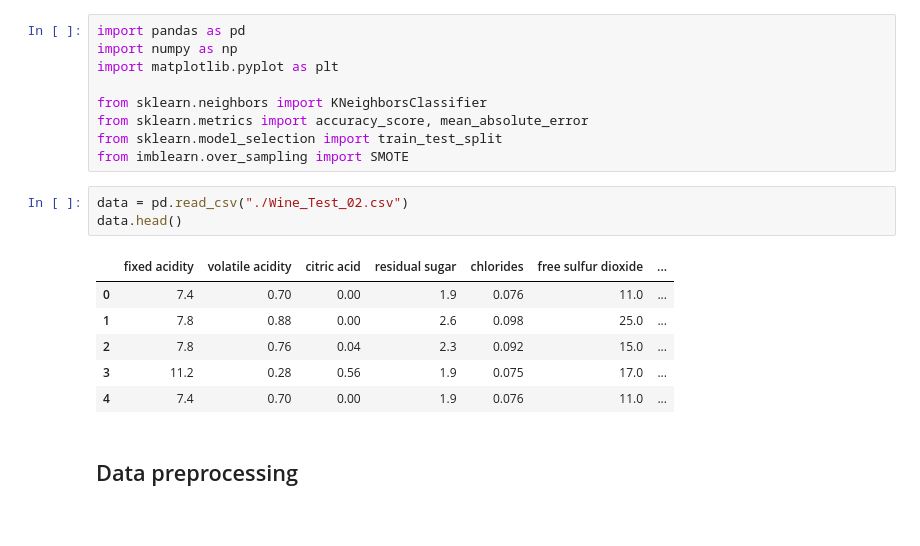
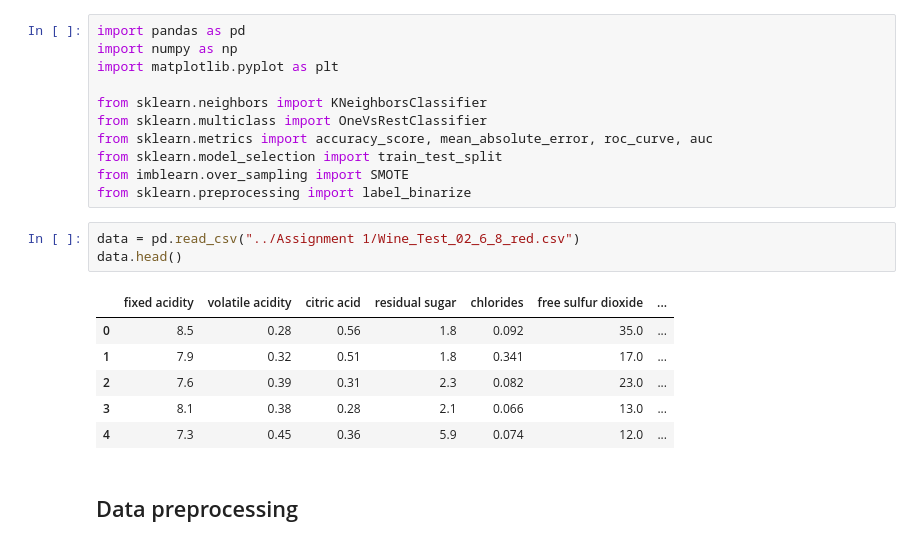
Before and after one commit to devilb2103/Sem---4, a Jupyter notebook: THI/Algorithms for AI 3/Prof Rudolf Jager/Assignment 2/Assignment_2.ipynb, the cells around one changed output. Cells and saved outputs as stored; diff of their text form.

```diff
--- a/THI/Algorithms for AI 3/Prof Rudolf Jager/Assignment 2/Assignment_2.ipynb
+++ b/THI/Algorithms for AI 3/Prof Rudolf Jager/Assignment 2/Assignment_2.ipynb
@@ -4,19 +4,21 @@ import numpy as np
 import matplotlib.pyplot as plt
 
 from sklearn.neighbors import KNeighborsClassifier
-from sklearn.metrics import accuracy_score, mean_absolute_error
+from sklearn.multiclass import OneVsRestClassifier
+from sklearn.metrics import accuracy_score, mean_absolute_error, roc_curve, auc
 from sklearn.model_selection import train_test_split
 from imblearn.over_sampling import SMOTE
+from sklearn.preprocessing import label_binarize
 # %%
-data = pd.read_csv("./Wine_Test_02.csv")
+data = pd.read_csv("../Assignment 1/Wine_Test_02_6_8_red.csv")
 data.head()
 # %% [output]
 |  | fixed acidity | volatile acidity | citric acid | residual sugar | chlorides | free sulfur dioxide | ... |
-| 0 | 7.4 | 0.70 | 0.00 | 1.9 | 0.076 | 11.0 | ... |
-| 1 | 7.8 | 0.88 | 0.00 | 2.6 | 0.098 | 25.0 | ... |
-| 2 | 7.8 | 0.76 | 0.04 | 2.3 | 0.092 | 15.0 | ... |
-| 3 | 11.2 | 0.28 | 0.56 | 1.9 | 0.075 | 17.0 | ... |
-| 4 | 7.4 | 0.70 | 0.00 | 1.9 | 0.076 | 11.0 | ... |
+| 0 | 8.5 | 0.28 | 0.56 | 1.8 | 0.092 | 35.0 | ... |
+| 1 | 7.9 | 0.32 | 0.51 | 1.8 | 0.341 | 17.0 | ... |
+| 2 | 7.6 | 0.39 | 0.31 | 2.3 | 0.082 | 23.0 | ... |
+| 3 | 8.1 | 0.38 | 0.28 | 2.1 | 0.066 | 13.0 | ... |
+| 4 | 7.3 | 0.45 | 0.36 | 5.9 | 0.074 | 12.0 | ... |
 # %% [markdown]
 ## Data preprocessing
 # %%
```
Also changed, not shown: parts of 15 cells of this notebook, 1 other file.
